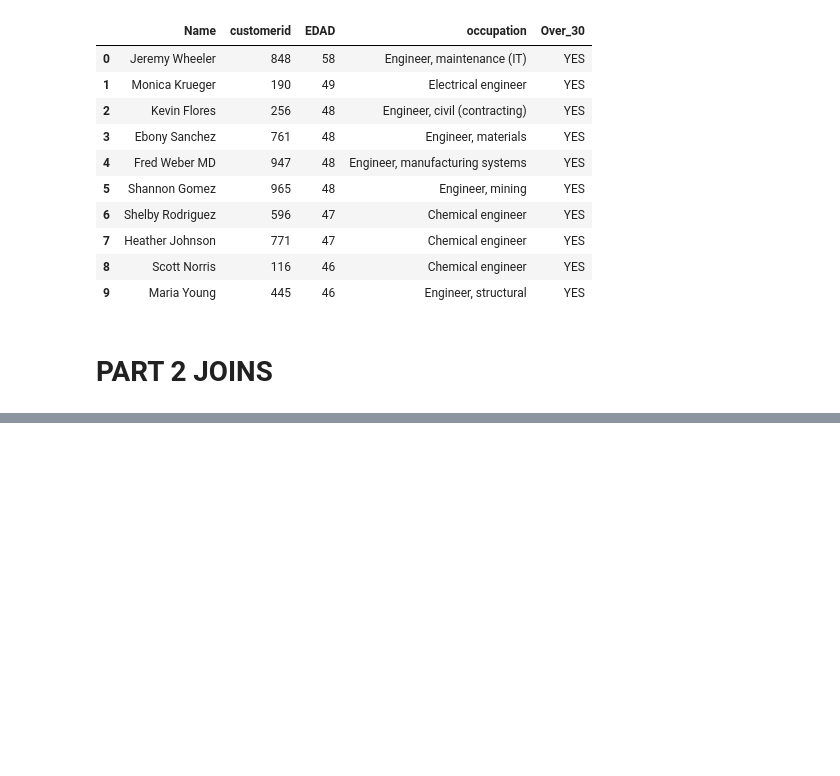
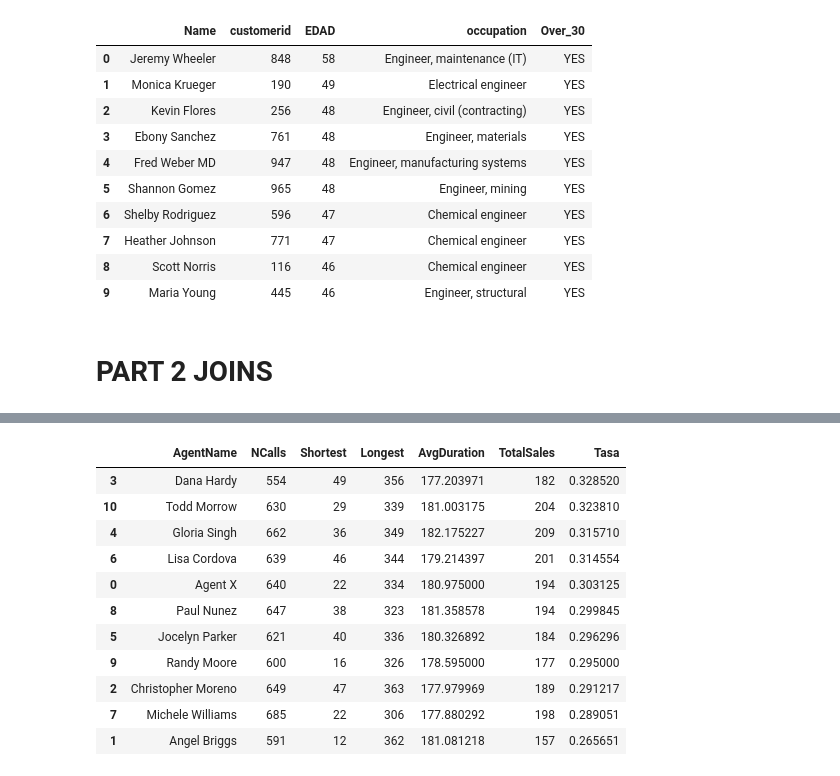
Before and after one commit to JuanBecerra07/bootCAMP, a Jupyter notebook: CLASE 10 SQL/Ej_Cl_10_SQL.ipynb, the cells around one changed output, grey strips where cells are left out. Saved outputs shown, nothing was run; the diff lists cells and outputs as text; code cells hidden in the pictures; blank space fills up the shorter version.

```diff
--- a/CLASE 10 SQL/Ej_Cl_10_SQL.ipynb
+++ b/CLASE 10 SQL/Ej_Cl_10_SQL.ipynb
@@ -188,0 +428,30 @@ df_EJ_3
+# %%
+query12 = """
+SELECT
+    Name AS AgentName,
+    COUNT(*) AS NCalls,
+    MIN(Duration) AS Shortest,
+    MAX(Duration) AS Longest,
+    AVG(Duration) AS AvgDuration,
+    SUM(ProductSold) AS TotalSales
+FROM Call C
+JOIN Agent A ON C.AgentID = A.AgentID
+WHERE PickeDup = 1 AND Duration>0
+GROUP BY Name
+ORDER BY Name ASC"""
+df1=runQuery(query12)
+df1['Tasa']=df1['TotalSales']/df1['NCalls']
+df1.sort_values(by='Tasa',ascending=False)
+# %% [output]
+|  | AgentName | NCalls | Shortest | Longest | AvgDuration | TotalSales | Tasa |
+| 3 | Dana Hardy | 554 | 49 | 356 | 177.203971 | 182 | 0.328520 |
+| 10 | Todd Morrow | 630 | 29 | 339 | 181.003175 | 204 | 0.323810 |
+| 4 | Gloria Singh | 662 | 36 | 349 | 182.175227 | 209 | 0.315710 |
+| 6 | Lisa Cordova | 639 | 46 | 344 | 179.214397 | 201 | 0.314554 |
+| 0 | Agent X | 640 | 22 | 334 | 180.975000 | 194 | 0.303125 |
+| 8 | Paul Nunez | 647 | 38 | 323 | 181.358578 | 194 | 0.299845 |
+| 5 | Jocelyn Parker | 621 | 40 | 336 | 180.326892 | 184 | 0.296296 |
+| 9 | Randy Moore | 600 | 16 | 326 | 178.595000 | 177 | 0.295000 |
+| 2 | Christopher Moreno | 649 | 47 | 363 | 177.979969 | 189 | 0.291217 |
+| 7 | Michele Williams | 685 | 22 | 306 | 177.880292 | 198 | 0.289051 |
+| 1 | Angel Briggs | 591 | 12 | 362 | 181.081218 | 157 | 0.265651 |
```
Also changed, not shown: parts of 16 cells of this notebook.
